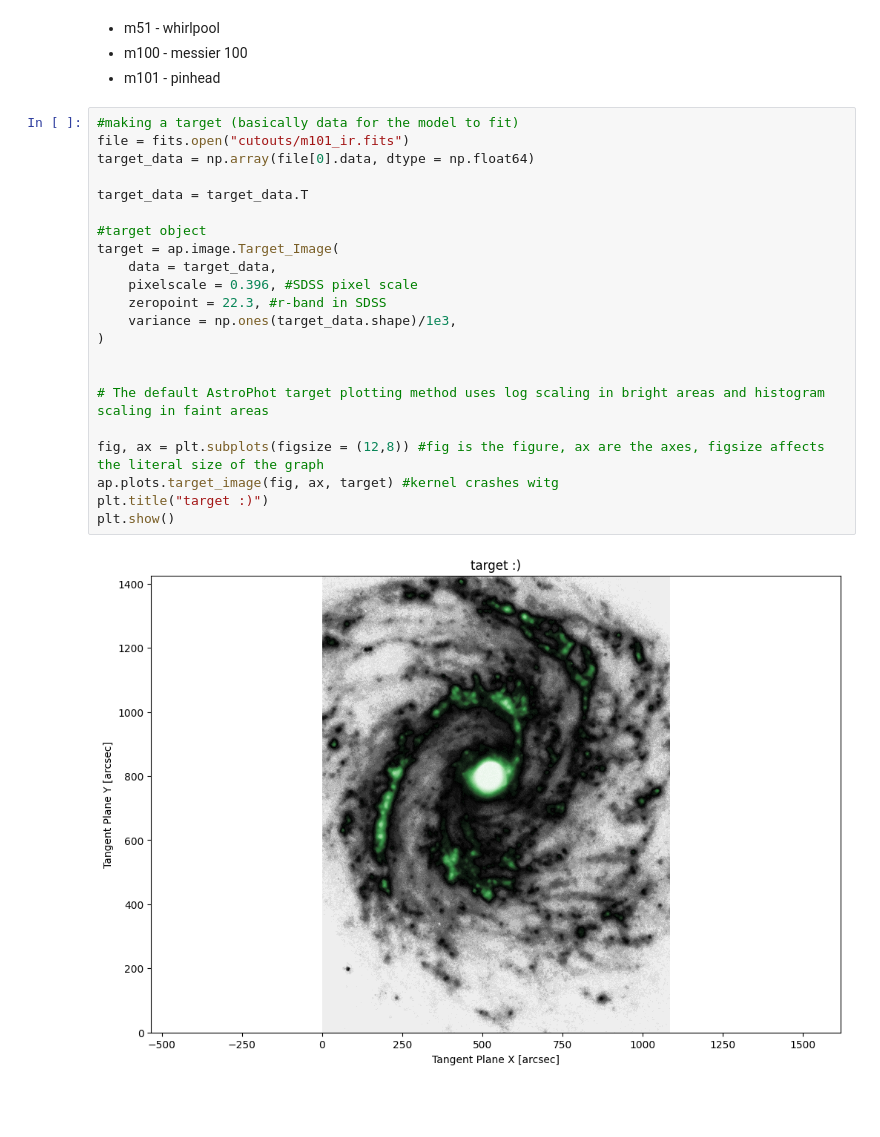
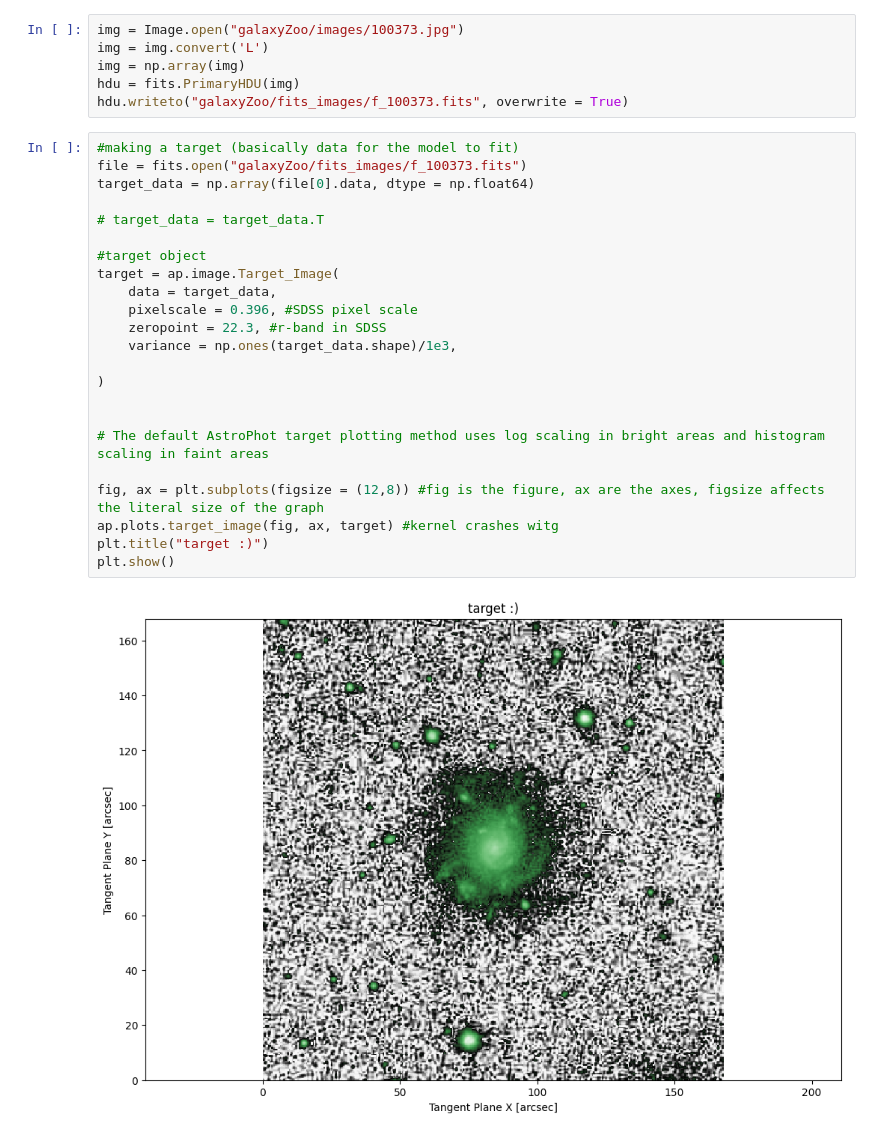
Before and after one commit to mxguminn/scienceFair, a Jupyter notebook: sersic.ipynb, the cells around one changed output. Saved outputs shown, nothing was run; the diff lists cells and outputs as text; blank space fills up the shorter version.

```diff
--- a/sersic.ipynb
+++ b/sersic.ipynb
@@ -14,32 +15,35 @@ from time import time
 %matplotlib inline
-# %% [markdown]
-- m51 - whirlpool
-- m100 - messier 100
-- m101 - pinhead
+# %%
+img = Image.open("galaxyZoo/images/100373.jpg")
+img = img.convert('L')
+img = np.array(img)
+hdu = fits.PrimaryHDU(img)
+hdu.writeto("galaxyZoo/fits_images/f_100373.fits", overwrite = True)
 # %%
 #making a target (basically data for the model to fit)
-file = fits.open("cutouts/m101_ir.fits")
+file = fits.open("galaxyZoo/fits_images/f_100373.fits")
 target_data = np.array(file[0].data, dtype = np.float64)
 
-target_data = target_data.T
+# target_data = target_data.T
 
 #target object
 target = ap.image.Target_Image(
     data = target_data,
     pixelscale = 0.396, #SDSS pixel scale
     zeropoint = 22.3, #r-band in SDSS
     variance = np.ones(target_data.shape)/1e3,
+
 )
 
 
 # The default AstroPhot target plotting method uses log scaling in bright areas and histogram scaling in faint areas
 
 fig, ax = plt.subplots(figsize = (12,8)) #fig is the figure, ax are the axes, figsize affects the literal size of the graph
 ap.plots.target_image(fig, ax, target) #kernel crashes witg
 plt.title("target :)")
 plt.show()
 # %% [output]
-[figure, old version]
+[figure, new version]
 # %%
 model1 = ap.models.AstroPhot_Model(
     name = "model1", # every model must have a unique name
```
Also changed, not shown: parts of 9 cells of this notebook, 3 other files.
